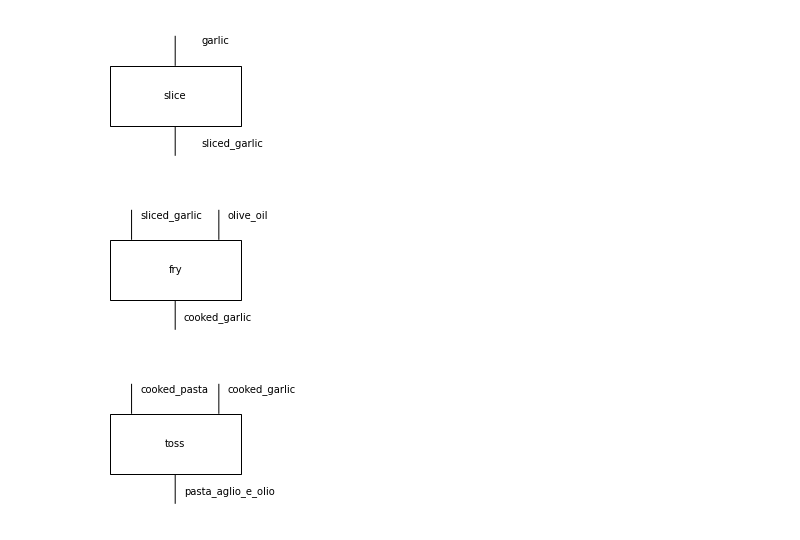
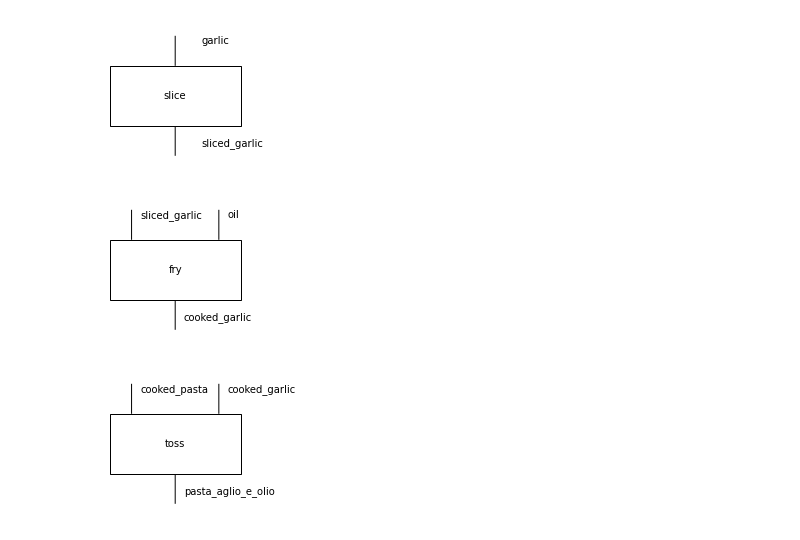
Before and after one commit to CDL-Quantum/CohortProject_2021, a Jupyter notebook: Week4_NLP/notebooks/task1-exercises.ipynb, the cells around one changed output. Cells and saved outputs as stored; diff of their text form; code cells hidden in the pictures.

```diff
--- a/Week4_NLP/notebooks/task1-exercises.ipynb
+++ b/Week4_NLP/notebooks/task1-exercises.ipynb
@@ -38,12 +38,12 @@ slice.draw(figsize=(2, 2))
 # %% [output]
 [figure]
 # %%
-olive_oil, cooked_garlic = Ty('olive_oil'), Ty('cooked_garlic')
+oil, cooked_garlic = Ty('oil'), Ty('cooked_garlic')
 
-fry = Box('fry', dom=sliced_garlic @ olive_oil, cod=cooked_garlic)
+fry = Box('fry', dom=sliced_garlic @ oil, cod=cooked_garlic)
 fry.draw(figsize=(2, 2))
 # %% [output]
-[figure, old version]
+[figure, new version]
 # %%
 pasta_aglio_e_olio = Ty('pasta_aglio_e_olio')
 
```
Also changed, not shown: parts of 20 cells of this notebook, 1 other file.
